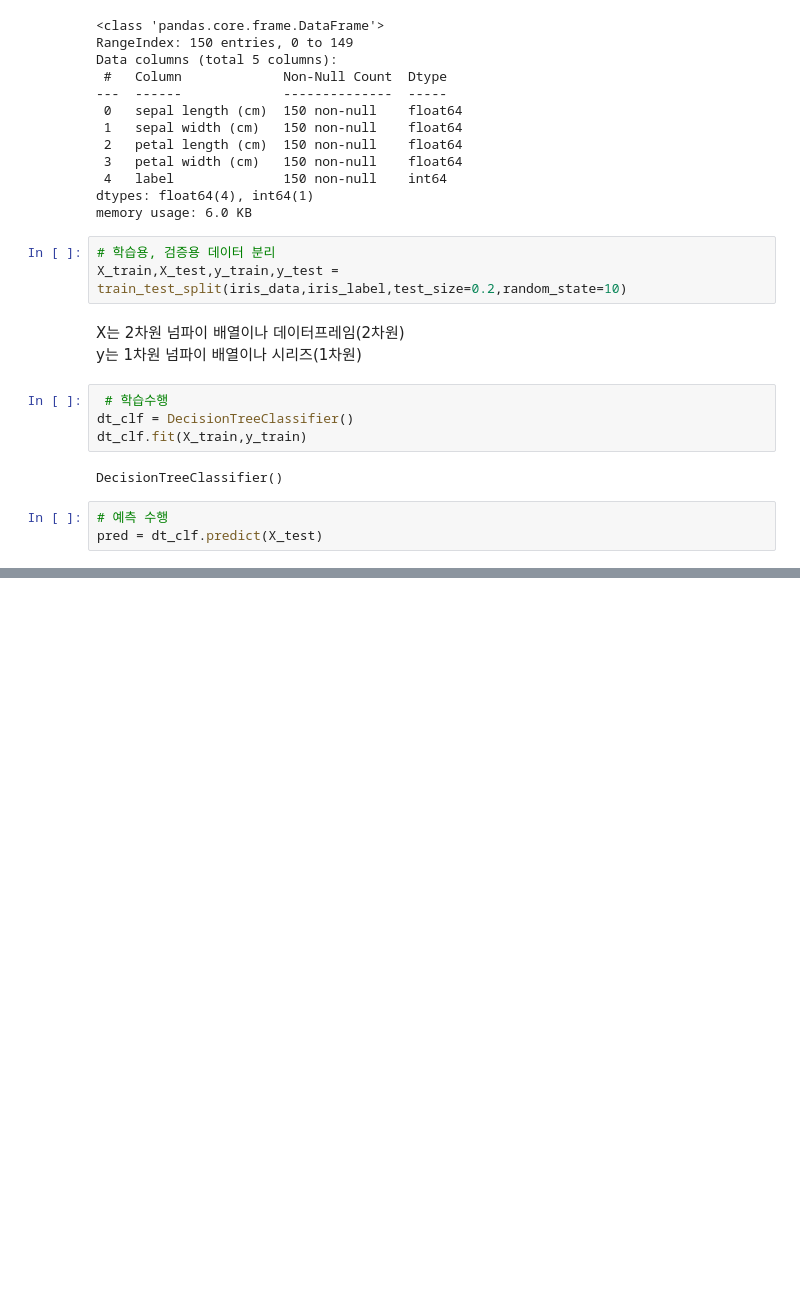
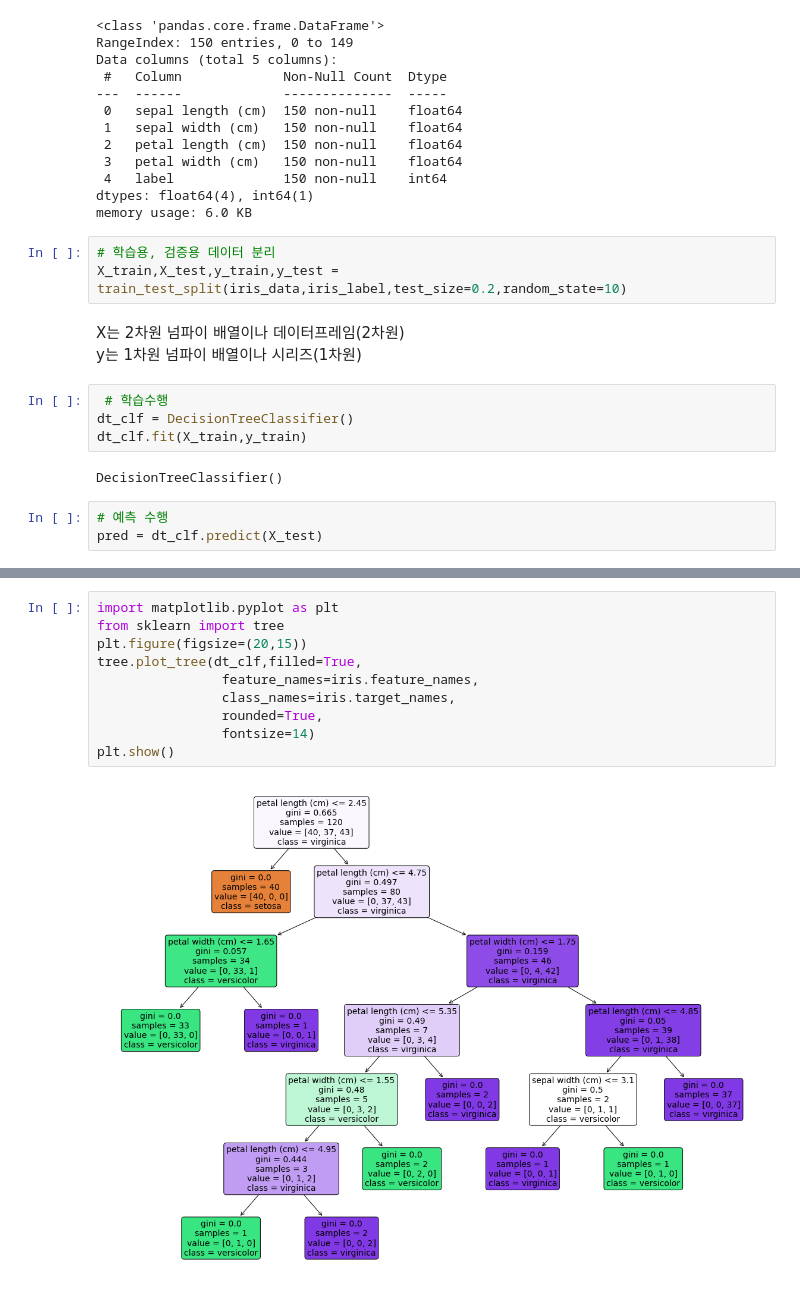
Before and after one commit to InChil2/Mac, a Jupyter notebook: ML/ML_붓꽃 품종예측.ipynb, the cells around one changed output, grey strips where cells are left out. Drawn from its saved outputs; the diff is of its cells as text; blank space fills up the shorter version.

```diff
--- a/ML/ML_붓꽃 품종예측.ipynb
+++ b/ML/ML_붓꽃 품종예측.ipynb
@@ -86,0 +87,12 @@ print('예측 정확도 : {0:.4f}'.format(accuracy_score(y_test,pred)))
+# %%
+import matplotlib.pyplot as plt
+from sklearn import tree
+plt.figure(figsize=(20,15))
+tree.plot_tree(dt_clf,filled=True,
+                feature_names=iris.feature_names,
+                class_names=iris.target_names,
+                rounded=True,
+                fontsize=14)
+plt.show()
+# %% [output]
+[figure, added]
```
Also changed, not shown: parts of 1 cell of this notebook, 10 other files.
